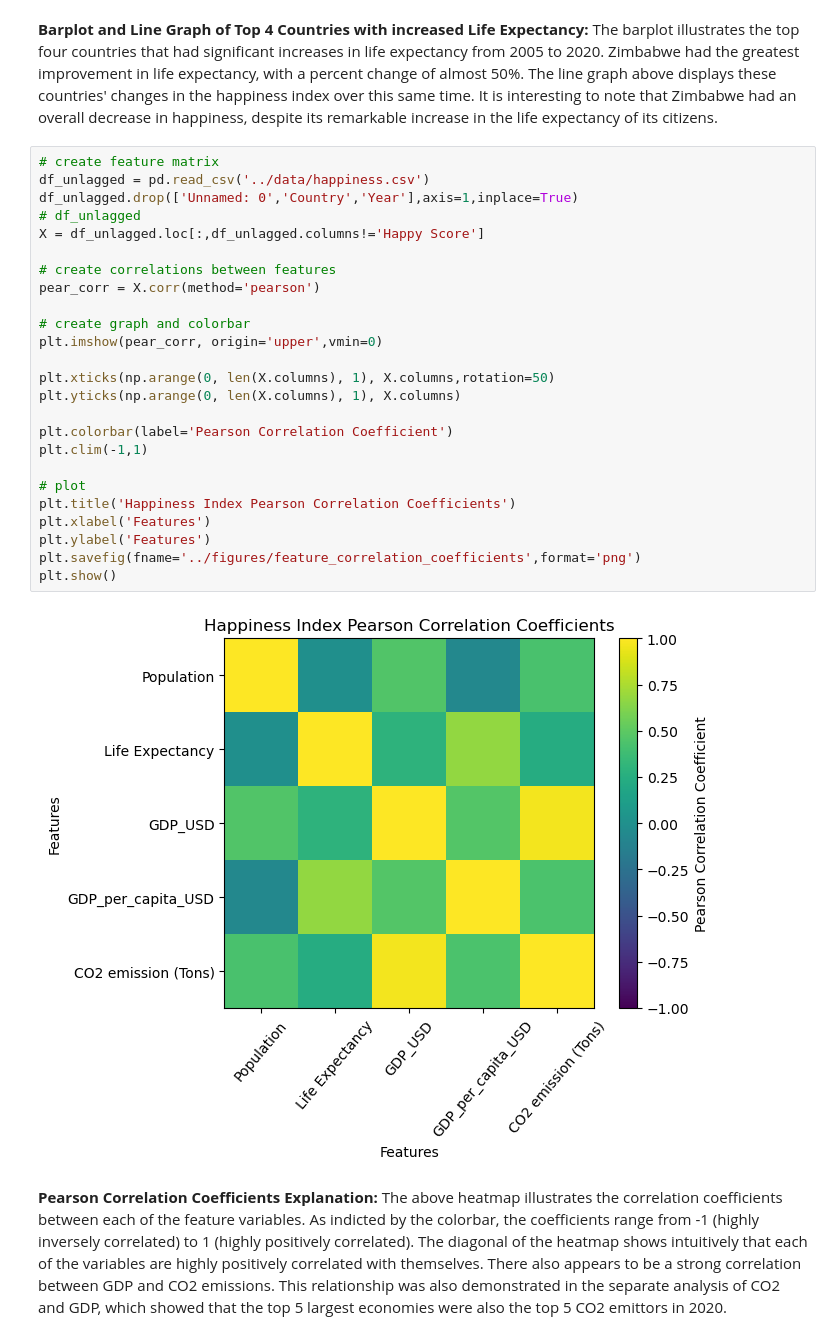
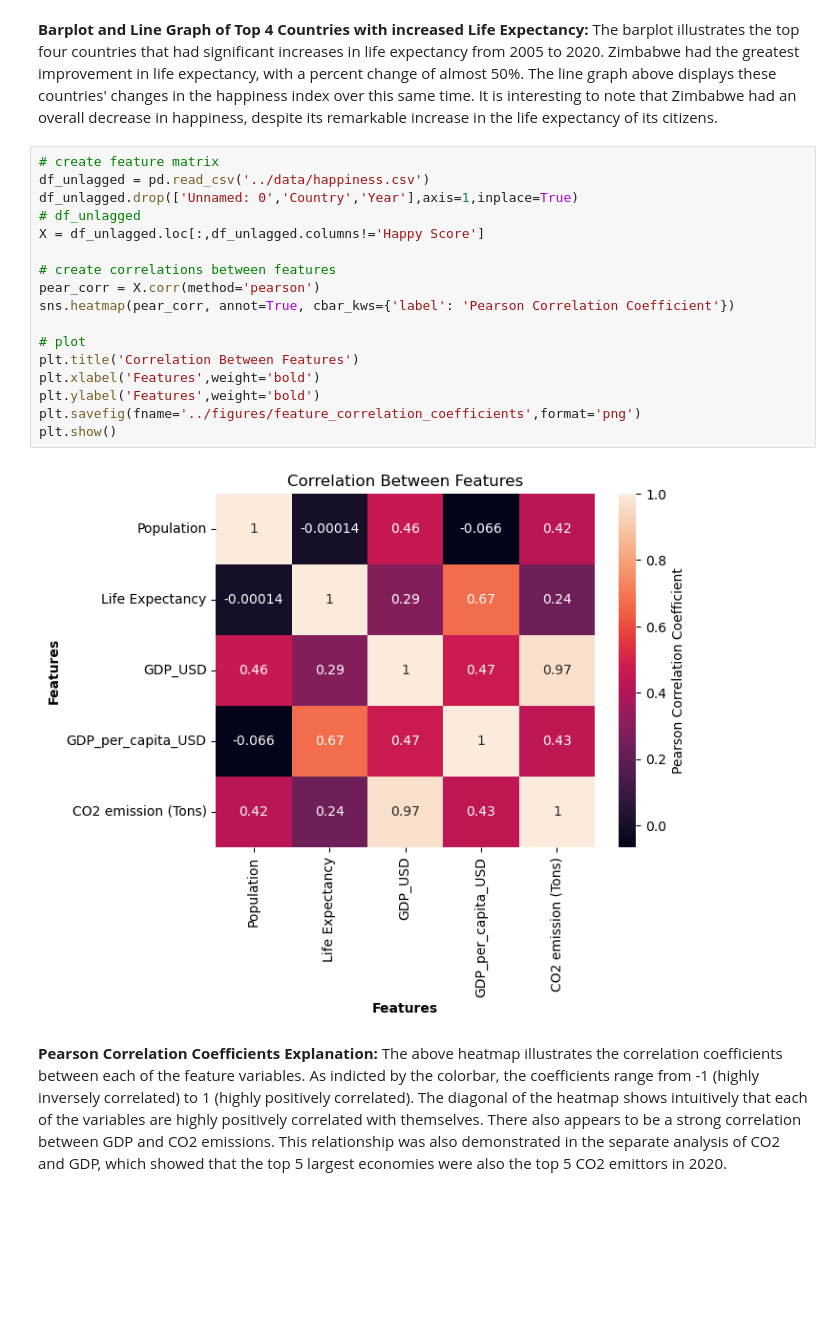
Before and after one commit to iwecht1/1030project, a Jupyter notebook: src/Solving For Happiness.ipynb, the cells around one changed output. Cells and saved outputs as stored; diff of their text form; blank space fills up the shorter version.

```diff
--- a/src/Solving For Happiness.ipynb
+++ b/src/Solving For Happiness.ipynb
@@ -448,30 +448,22 @@ plt.show()
 # %%
 # create feature matrix
 df_unlagged = pd.read_csv('../data/happiness.csv')
 df_unlagged.drop(['Unnamed: 0','Country','Year'],axis=1,inplace=True)
 # df_unlagged
 X = df_unlagged.loc[:,df_unlagged.columns!='Happy Score']
 
 # create correlations between features
 pear_corr = X.corr(method='pearson')
-
-# create graph and colorbar
-plt.imshow(pear_corr, origin='upper',vmin=0)
-
-plt.xticks(np.arange(0, len(X.columns), 1), X.columns,rotation=50)
-plt.yticks(np.arange(0, len(X.columns), 1), X.columns)
-
-plt.colorbar(label='Pearson Correlation Coefficient')
-plt.clim(-1,1)
+sns.heatmap(pear_corr, annot=True, cbar_kws={'label': 'Pearson Correlation Coefficient'})
 
 # plot
-plt.title('Happiness Index Pearson Correlation Coefficients')
-plt.xlabel('Features')
-plt.ylabel('Features')
+plt.title('Correlation Between Features')
+plt.xlabel('Features',weight='bold')
+plt.ylabel('Features',weight='bold')
 plt.savefig(fname='../figures/feature_correlation_coefficients',format='png')
 plt.show()
 # %% [output]
-[figure, old version]
+[figure, new version]
 # %% [markdown]
 **Pearson Correlation Coefficients Explanation:** The above heatmap illustrates the correlation coefficients between each of the feature variables. As indicted by the colorbar, the coefficients range from -1 (highly inversely correlated) to 1 (highly positively correlated). The diagonal of the heatmap shows intuitively that each of the variables are highly positively correlated with themselves. There also appears to be a strong correlation between GDP and CO2 emissions. This relationship was also demonstrated in the separate analysis of CO2 and GDP, which showed that the top 5 largest economies were also the top 5 CO2 emittors in 2020.
 # %% [markdown]
```
Also changed, not shown: 2 other files.
